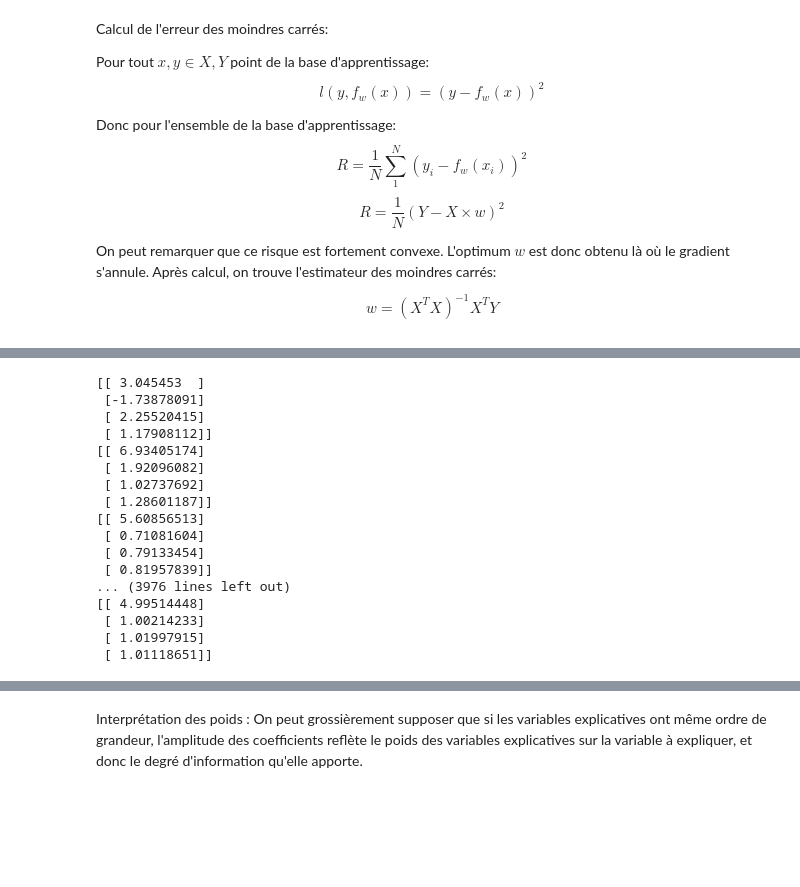
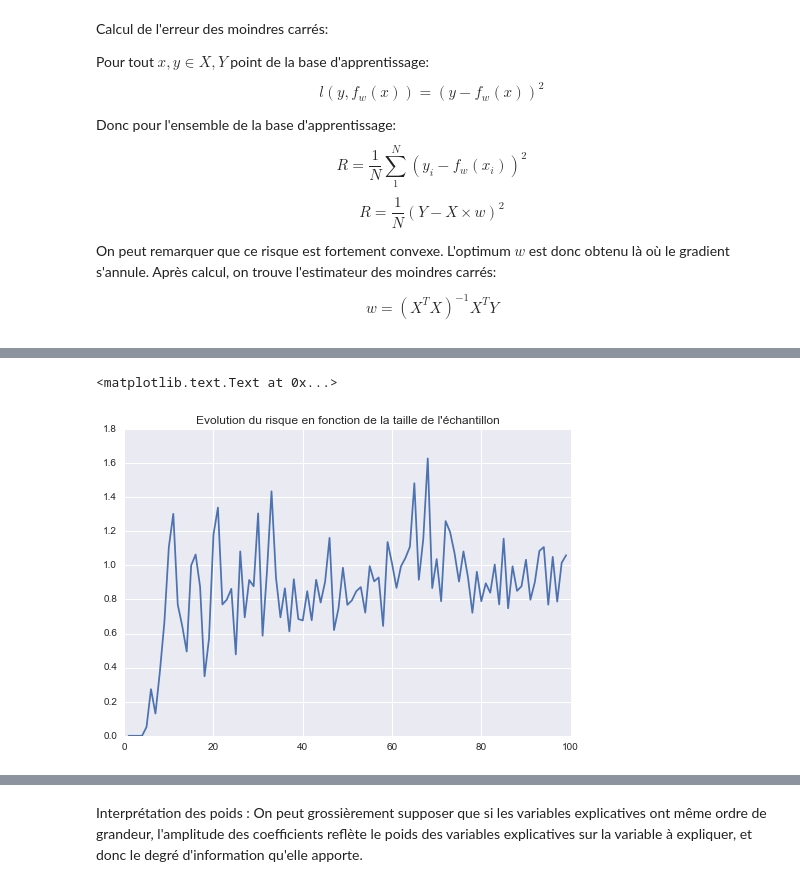
Before and after one commit to PierreBoyeau/regression_tp, a Jupyter notebook: tp1.ipynb, the cells around one changed output, grey strips where cells are left out. Saved outputs shown, nothing was run; the diff lists cells and outputs as text; code cells hidden in the pictures; blank space fills up the shorter version.

```diff
--- a/tp1.ipynb
+++ b/tp1.ipynb
@@ -125,29 +149,14 @@ print(mse(np.dot(x_sim, w_estim), y))
 # %%
 # Evolution du risque en fonction du nombre de points pour l'estimateur des moindres carrés
-nbexs = [1+ i for i in range(2, 1000)]
+nbexs = [i for i in range(1, 100)]
 risk = []
 for n in nbexs:
     x_sim, y_sim = gen_linear(a, b, 1, n)
     x_sim = resize(x_sim)
     w_estim = regress(x_sim, y_sim)
     risk.append(mse(np.dot(x_sim, w_estim), y_sim))
-    print(w_estim)
-# plt.plot(nbexs, risk)
+plt.plot(nbexs, risk)
+plt.title("Evolution du risque en fonction de la taille de l'échantillon")
 # %% [output]
-[[ 3.045453  ]
- [-1.73878091]
- [ 2.25520415]
- [ 1.17908112]]
-[[ 6.93405174]
- [ 1.92096082]
- [ 1.02737692]
- [ 1.28601187]]
-[[ 5.60856513]
- [ 0.71081604]
- [ 0.79133454]
- [ 0.81957839]]
-... (3976 lines left out)
-[[ 4.99514448]
- [ 1.00214233]
- [ 1.01997915]
- [ 1.01118651]]
+<matplotlib.text.Text at 0x...>
+[figure, added]
```
Also changed, not shown: parts of 25 cells of this notebook.
